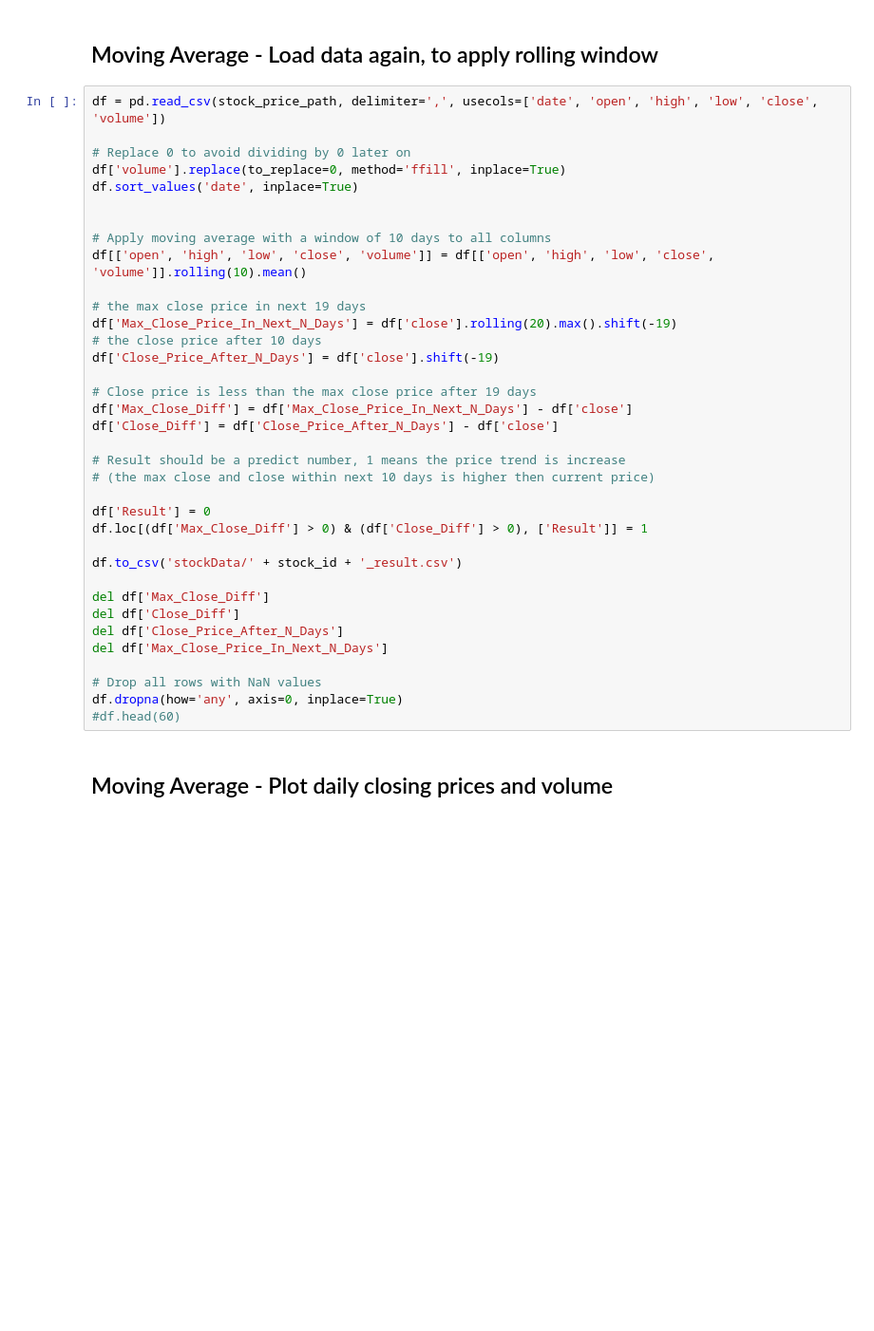
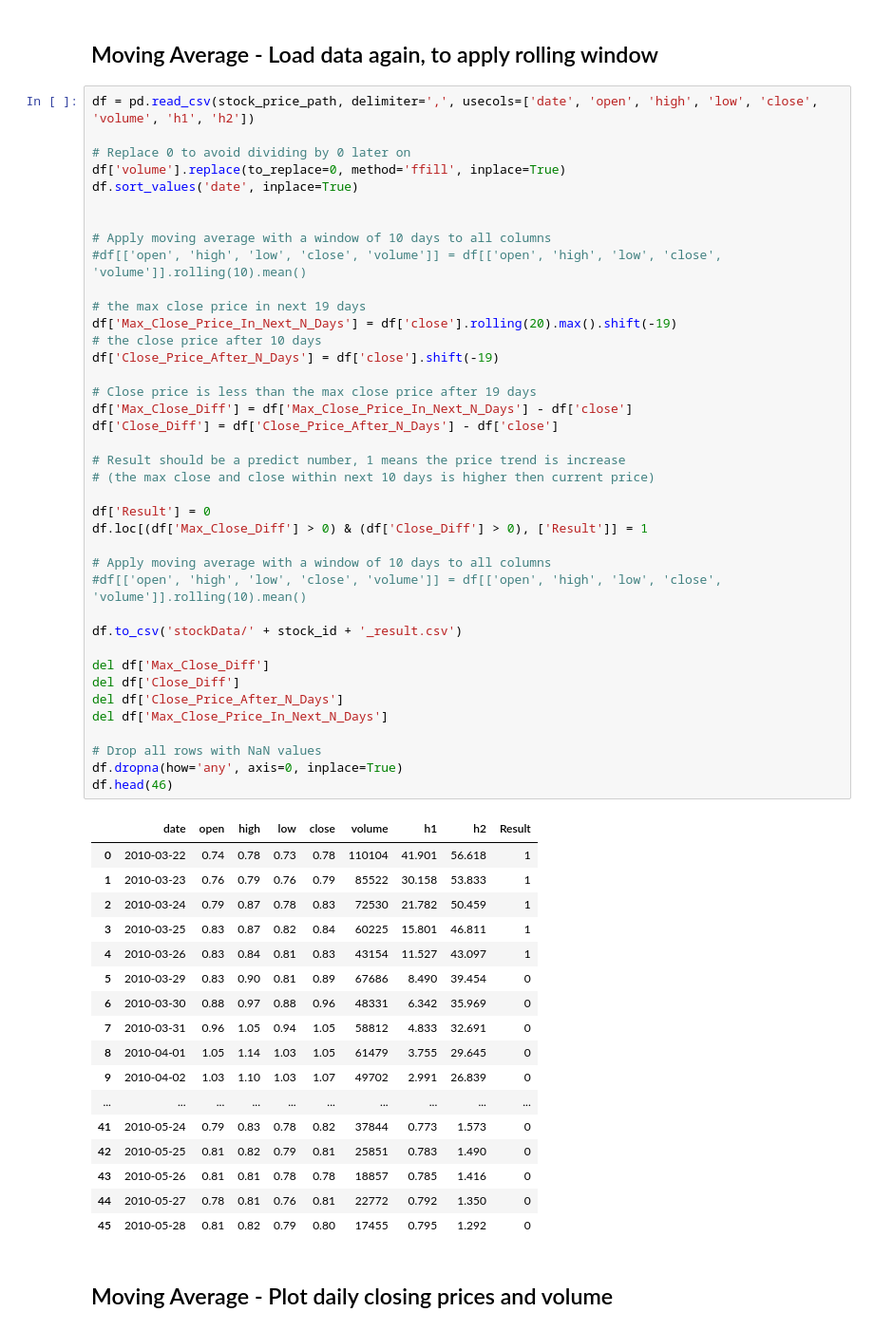
Before and after one commit to weiwenyang2007/shareprice, a Jupyter notebook: AI/myStockPredict_mean.ipynb, the cells around one changed output. Shown at 95% size. Drawn from its saved outputs; the diff is of its cells as text; blank space fills up the shorter version.

```diff
--- a/AI/myStockPredict_mean.ipynb
+++ b/AI/myStockPredict_mean.ipynb
@@ -90,41 +48,62 @@ with open(stock_price_path, 'w') as f:
 # %% [markdown]
 ## Moving Average - Load data again, to apply rolling window
 # %%
-df = pd.read_csv(stock_price_path, delimiter=',', usecols=['date', 'open', 'high', 'low', 'close', 'volume'])
+df = pd.read_csv(stock_price_path, delimiter=',', usecols=['date', 'open', 'high', 'low', 'close', 'volume', 'h1', 'h2'])
 
 # Replace 0 to avoid dividing by 0 later on
 df['volume'].replace(to_replace=0, method='ffill', inplace=True)
 df.sort_values('date', inplace=True)
 
 
 # Apply moving average with a window of 10 days to all columns
-df[['open', 'high', 'low', 'close', 'volume']] = df[['open', 'high', 'low', 'close', 'volume']].rolling(10).mean()
+#df[['open', 'high', 'low', 'close', 'volume']] = df[['open', 'high', 'low', 'close', 'volume']].rolling(10).mean()
 
 # the max close price in next 19 days
 df['Max_Close_Price_In_Next_N_Days'] = df['close'].rolling(20).max().shift(-19)
 # the close price after 10 days
 df['Close_Price_After_N_Days'] = df['close'].shift(-19)
 
 # Close price is less than the max close price after 19 days
 df['Max_Close_Diff'] = df['Max_Close_Price_In_Next_N_Days'] - df['close']
 df['Close_Diff'] = df['Close_Price_After_N_Days'] - df['close']
 
 # Result should be a predict number, 1 means the price trend is increase
 # (the max close and close within next 10 days is higher then current price)
 
 df['Result'] = 0
 df.loc[(df['Max_Close_Diff'] > 0) & (df['Close_Diff'] > 0), ['Result']] = 1
 
+# Apply moving average with a window of 10 days to all columns
+#df[['open', 'high', 'low', 'close', 'volume']] = df[['open', 'high', 'low', 'close', 'volume']].rolling(10).mean()
+
 df.to_csv('stockData/' + stock_id + '_result.csv')
 
 del df['Max_Close_Diff']
 del df['Close_Diff']
 del df['Close_Price_After_N_Days']
 del df['Max_Close_Price_In_Next_N_Days']
 
 # Drop all rows with NaN values
 df.dropna(how='any', axis=0, inplace=True)
-#df.head(60)
+df.head(46)
+# %% [output]
+|  | date | open | high | low | close | volume | h1 | h2 | Result |
+| 0 | 2010-03-22 | 0.74 | 0.78 | 0.73 | 0.78 | 110104 | 41.901 | 56.618 | 1 |
+| 1 | 2010-03-23 | 0.76 | 0.79 | 0.76 | 0.79 | 85522 | 30.158 | 53.833 | 1 |
+| 2 | 2010-03-24 | 0.79 | 0.87 | 0.78 | 0.83 | 72530 | 21.782 | 50.459 | 1 |
+| 3 | 2010-03-25 | 0.83 | 0.87 | 0.82 | 0.84 | 60225 | 15.801 | 46.811 | 1 |
+| 4 | 2010-03-26 | 0.83 | 0.84 | 0.81 | 0.83 | 43154 | 11.527 | 43.097 | 1 |
+| 5 | 2010-03-29 | 0.83 | 0.90 | 0.81 | 0.89 | 67686 | 8.490 | 39.454 | 0 |
+| 6 | 2010-03-30 | 0.88 | 0.97 | 0.88 | 0.96 | 48331 | 6.342 | 35.969 | 0 |
+| 7 | 2010-03-31 | 0.96 | 1.05 | 0.94 | 1.05 | 58812 | 4.833 | 32.691 | 0 |
+| 8 | 2010-04-01 | 1.05 | 1.14 | 1.03 | 1.05 | 61479 | 3.755 | 29.645 | 0 |
+| 9 | 2010-04-02 | 1.03 | 1.10 | 1.03 | 1.07 | 49702 | 2.991 | 26.839 | 0 |
+| ... | ... | ... | ... | ... | ... | ... | ... | ... | ... |
+| 41 | 2010-05-24 | 0.79 | 0.83 | 0.78 | 0.82 | 37844 | 0.773 | 1.573 | 0 |
+| 42 | 2010-05-25 | 0.81 | 0.82 | 0.79 | 0.81 | 25851 | 0.783 | 1.490 | 0 |
+| 43 | 2010-05-26 | 0.81 | 0.81 | 0.78 | 0.78 | 18857 | 0.785 | 1.416 | 0 |
+| 44 | 2010-05-27 | 0.78 | 0.81 | 0.76 | 0.81 | 22772 | 0.792 | 1.350 | 0 |
+| 45 | 2010-05-28 | 0.81 | 0.82 | 0.79 | 0.80 | 17455 | 0.795 | 1.292 | 0 |
 # %% [markdown]
 ## Moving Average - Plot daily closing prices and volume
 # %%
```
Also changed, not shown: parts of 13 cells of this notebook, 11 other files.
